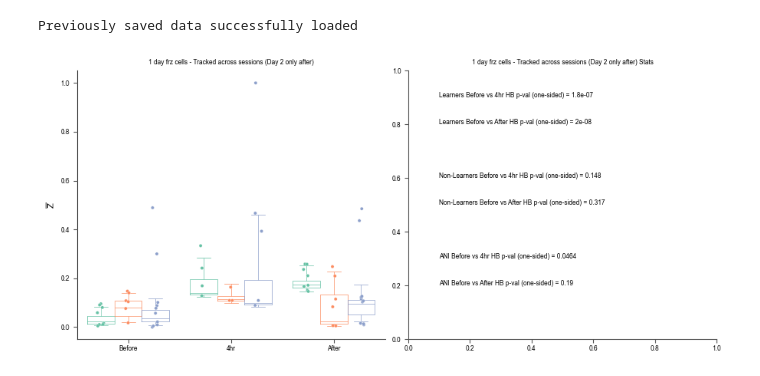
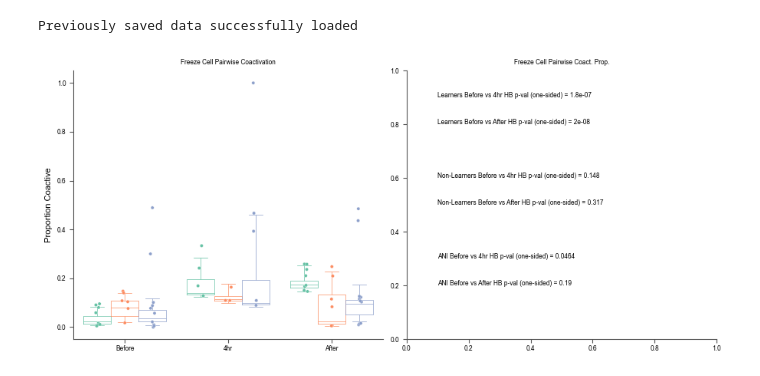
Before and after one commit to nkinsky/Eraser, a Jupyter notebook: Notebooks/Figure3.ipynb, the cells around one changed output. Drawn from its saved outputs; the diff is of its cells as text; code cells hidden in the pictures.

```diff
--- a/Notebooks/Figure3.ipynb
+++ b/Notebooks/Figure3.ipynb
@@ -834,7 +834,7 @@ ax_open_covar, ax_open_covar_stats = FigS6comb.subplot(FigS6.gs[0, 3])
 
 titles = ["Freeze Cell Covariance", "Freeze Cell Covariance (All times included)", "All Cell Covariance",
           "Freeze Cell Covariance (Event # Matched)", "All Cell Covariance (Frz. Times Excluded)", "Freeze cells (Frz. times excluded)",
-          "Freeze Cell Covariance (Neutral Arena)"]
+          "All Cell Covariance (Neutral Arena)"]
 file_names = ["cov_sigz_freeze_df_peri_frz_only_all", "cov_sigz_freeze_df_all", "cov_sigz_df_all",
               "cov_sigz_freeze_df_peri_frz_only_ERmatch_all", "cov_sigz_wo_frz_times_df_all", "cov_sigz_freeze_wo_frz_times_df_all",
               "cov_sigz_open_df_before_cond_all"]
@@ -873,7 +873,7 @@ for file_name, title, ax, axstats in zip(file_names, titles, ax_list, ax_stats_l
     df_mean["Group"] = pd.Categorical(df_mean["Group"], ["Learners", "Non-Learners", "ANI"])
     df_boot["Group"] = pd.Categorical(df_boot["Group"], ["Learners", "Non-Learners", "ANI"])
 
-    for idr in range(1):  # Plot twice - once to output figures, once below for reference
+    for idr in range(2):  # Plot twice - once to output figures, once below for reference
         if idr == 0:
             axs = [ax, axstats]
         else:
@@ -888,6 +888,8 @@ for file_name, title, ax, axstats in zip(file_names, titles, ax_list, ax_stats_l
         ax.set_ylabel(r'$\mathregular{\overline{Z}}$', fontsize=8)
         ax.set_xlabel('', fontsize=8)
         ax.set_title(title)
+        if title == "Freeze Cell Covariance (Neutral Arena)":
+            ax.set_ylim((-0.025, 0.125))
 
         axstats.set_title(f"{title} Stats")
         y = 1
@@ -900,7 +902,7 @@ for file_name, title, ax, axstats in zip(file_names, titles, ax_list, ax_stats_l
                 comps = [["Before", "4hr"], ["Before", "After"]]
             for comp in comps:
                 bootstat, pboot = get_bootstrap_prob(df_grp[df_grp.Epoch == comp[0]].covz, df_grp[df_grp.Epoch == comp[1]].covz)
-                axstats.text(0.1, y, f"{group} {comp[0]} vs {comp[1]} HB p-val (one-sided) = {pboot:0.3f}")
+                axstats.text(0.1, y, f"{group} {comp[0]} vs {comp[1]} HB p-val (one-sided) = {pboot:0.3g}")
                 y -= 0.1
 
         [sns.despine(ax=a) for a in axs];
@@ -946,7 +960,7 @@ for idr in range(2):
 
     if idr == 0:
         _, (areg4, areg4stats) = plt.subplots(1, 2, figsize=(6, 2))
-        areg1, areg1stats = Fig3comb.subplot(Fig3.gs[4, 2])
+        areg1, areg1stats = FigS6comb.subplot(FigS6.gs[3, 0])
         areg1d2only, areg1d2onlystats = FigS6comb.subplot(FigS6.gs[4, 3])
     elif idr == 1:
         # _, (areg4, areg4stats) = plt.subplots(1, 2, figsize=(6, 2))
@@ -1565,34 +1584,35 @@ whis = (2.5, 97.5)
 for idr in range(2):  # Plot twice - once to output figures, once below for reference
     if idr == 0:
         axs = [ax_pw_cov_prop, ax_pw_cov_prop_stats]
     else:
         fig, axs = plt.subplots(1, 2, figsize=(9, 4))
     ax, axstats = axs
 
     pal_use = sns.color_palette(palette='Set2', as_cmap=False)
     sns.boxplot(data=df_boot, x="Epoch", y="sig_cov_bool", hue="Group", showfliers=False, fill=False,
                 linewidth=0.5, palette=pal_use, legend=legend, whis=whis, ax=ax)
     sns.stripplot(data=df_mean, x="Epoch", y="sig_cov_bool", hue="Group", dodge=True, palette=pal_use,
                   size=3, linewidth=0.2, edgecolor='w', ax=ax, legend=False)
     ax.set_ylabel("Proportion Coactive", fontsize=8)
     ax.set_xlabel('', fontsize=8)
     ax.set_title("Freeze Cell Pairwise Coactivation")
 
     axstats.set_title(f"{title} Stats")
     y = 1
+    axstats.set_title("Freeze Cell Pairwise Coact. Prop.")
     for group in ["Learners", "Non-Learners", "ANI"]:
         y -= 0.1
         df_grp = df_boot[df_boot.Group == group]
 
         comps = [["Before", "4hr"], ["Before", "After"]]
         for comp in comps:
             bootstat, pboot = get_bootstrap_prob(df_grp[df_grp.Epoch == comp[0]].sig_cov_bool, df_grp[df_grp.Epoch == comp[1]].sig_cov_bool)
             axstats.text(0.1, y, f"{group} {comp[0]} vs {comp[1]} HB p-val (one-sided) = {pboot:0.3g}")
             y -= 0.1
 
     [sns.despine(ax=a) for a in axs];
 # %% [output]
-[figure, old version]
+[figure, new version]
 # %%
 plot_path = Path('/Users/nkinsky/Documents/BU/Working/Eraser/plots')
 
```
Also changed, not shown: parts of 3 cells of this notebook, 3 other files.
